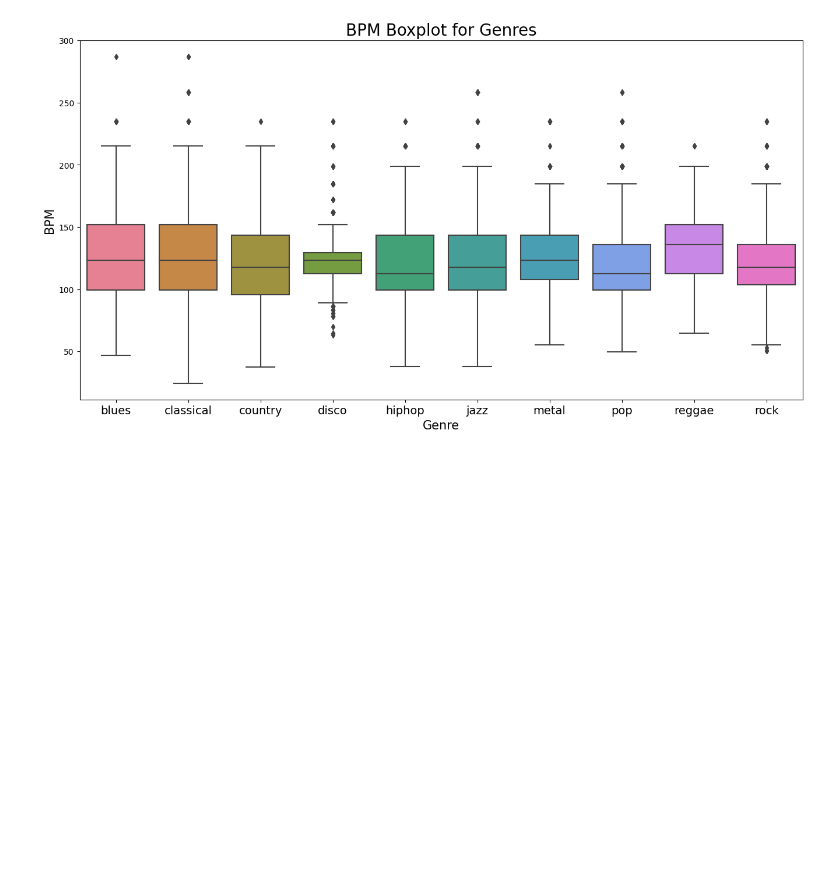
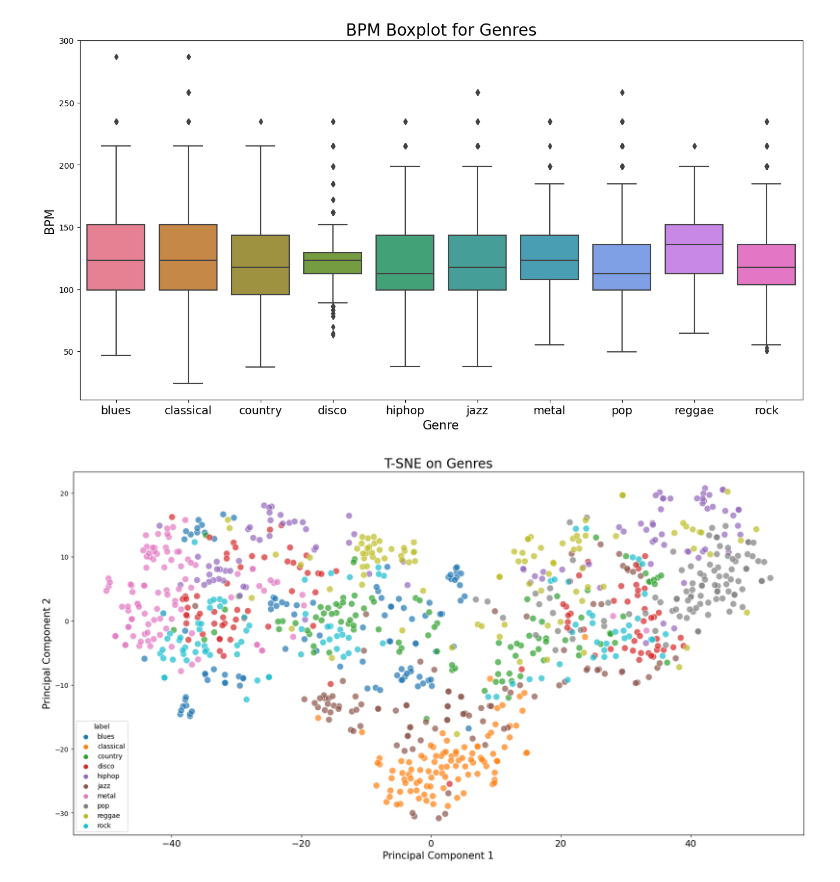
Before and after one commit to Alberto0410/Clasificacion-Generos-Musicales, a Jupyter notebook: ComparacionAlgoritmos.ipynb, the cells around one changed output. Cells and saved outputs as stored; diff of their text form; code cells hidden in the pictures; blank space fills up the shorter version.

```diff
--- a/ComparacionAlgoritmos.ipynb
+++ b/ComparacionAlgoritmos.ipynb
@@ -345,0 +368,40 @@ plt.savefig("BPM_Boxplot.png")
+# %%
+data = df.iloc[0:, 1:]
+y = data['label']
+X = data.loc[:, data.columns != 'label']
+
+
+le = LabelEncoder()
+y_digits = le.fit_transform(y)
+
+
+
+# normalize
+cols = X.columns
+min_max_scaler = skp.MinMaxScaler()
+np_scaled = min_max_scaler.fit_transform(X)
+X = pd.DataFrame(np_scaled, columns = cols)
+
+tsne = TSNE(n_components=2,perplexity = 35.00 ,early_exaggeration=10.00, init = "pca", learning_rate="auto", random_state=2000)
+X_digits_tsne = tsne.fit_transform(X)
+# %%
+
+principalDf = pd.DataFrame(data = X_digits_tsne, columns = ['pc1', 'pc2'])
+
+# concatenate with target label
+finalDf = pd.concat([principalDf, y], axis = 1)
+
+plt.figure(figsize = (20, 10))
+
+
+sns.scatterplot(x = "pc1", y = "pc2", data = finalDf, hue = "label", alpha = 0.7, s = 100);
+
+
+plt.title('T-SNE on Genres', fontsize = 20)
+plt.xticks(fontsize = 14)
+plt.yticks(fontsize = 10);
+plt.xlabel("Principal Component 1", fontsize = 15)
+plt.ylabel("Principal Component 2", fontsize = 15)
+plt.savefig("TSNE_Scattert.png")
+# %% [output]
+[figure, added]
```
Also changed, not shown: parts of 2 cells of this notebook.
